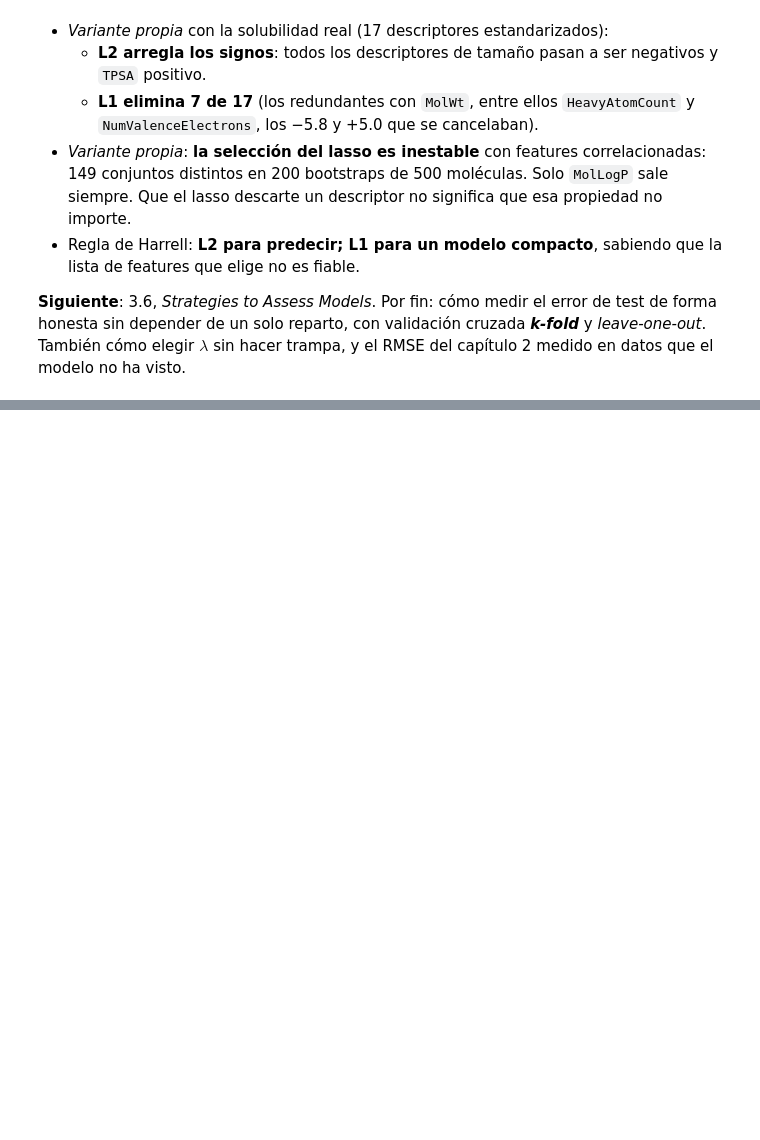
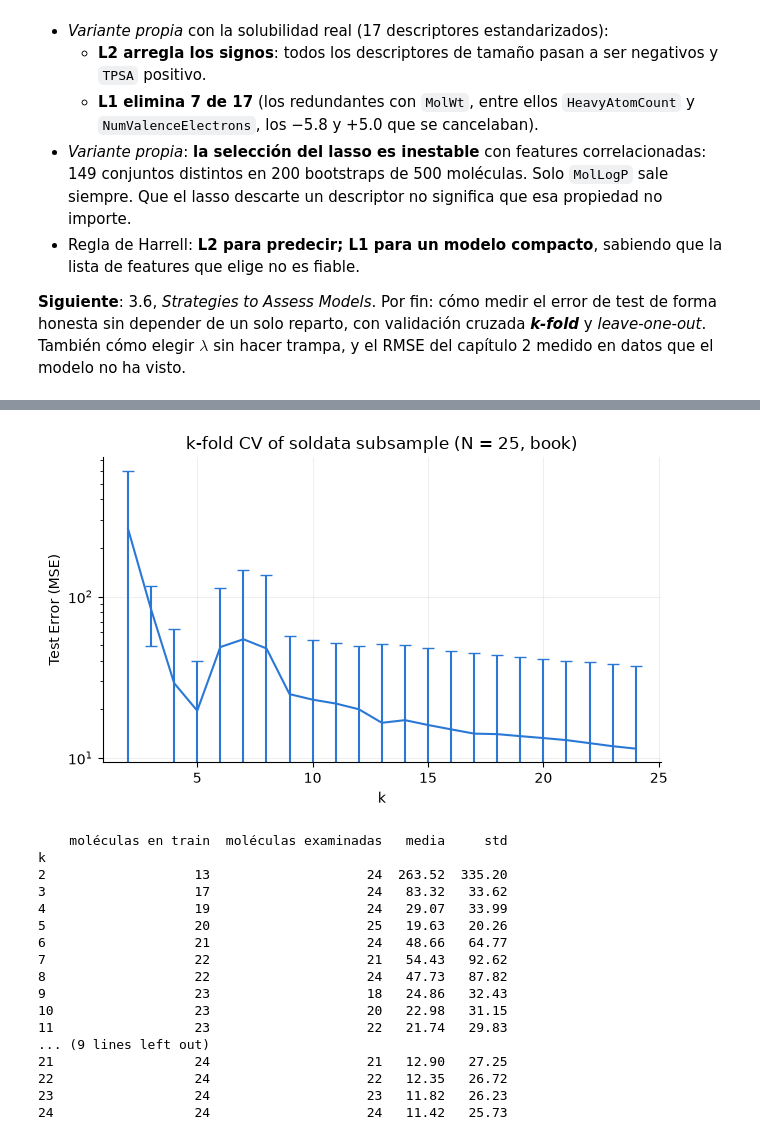
Before and after one commit to alexhrehoret/dmol-study-notes, a Jupyter notebook: notebooks/03_regresion.ipynb, the cells around one changed output, grey strips where cells are left out. Cells and saved outputs as stored; diff of their text form; code cells hidden in the pictures; blank space fills up the shorter version.

```diff
--- a/notebooks/03_regresion.ipynb
+++ b/notebooks/03_regresion.ipynb
@@ -3104,0 +3407,46 @@ elegir $\lambda$ sin hacer trampa, y el RMSE del capítulo 2 medido en datos que
+# %%
+small_soldata = soldata.sample(25, replace=False, random_state=4)
+N = len(small_soldata)
+error_25, error_25_std, n_examinadas, n_train = [], [], [], []
+for k in ks:
+    k_error = book_kfold(small_soldata, k)
+    error_25.append(k_error.mean())
+    error_25_std.append(k_error.std(ddof=1))
+    n_examinadas.append(k * (N // k))
+    n_train.append(N - N // k)
+
+fig, ax = plt.subplots(figsize=(6.5, 4))
+ax.errorbar(ks, error_25, yerr=error_25_std, capsize=4, color="#2a78d6")
+ax.set_yscale("log")
+ax.set_xlabel("k")
+ax.set_ylabel("Test Error (MSE)")
+ax.set_title("k-fold CV of soldata subsample (N = 25, book)")
+ax.grid(alpha=0.2)
+for sp in ("top", "right"):
+    ax.spines[sp].set_visible(False)
+fig.tight_layout()
+fig.savefig("../figuras/03_cv_25_libro.png", dpi=150)
+plt.show()
+
+print(pd.DataFrame({"moléculas en train": n_train, "moléculas examinadas": n_examinadas,
+                    "media": error_25, "std": error_25_std}, index=pd.Index(ks, name="k"))
+      .round(2).to_string())
+# %% [output]
+[figure, added]
+    moléculas en train  moléculas examinadas   media     std
+k
+2                   13                    24  263.52  335.20
+3                   17                    24   83.32   33.62
+4                   19                    24   29.07   33.99
+5                   20                    25   19.63   20.26
+6                   21                    24   48.66   64.77
+7                   22                    21   54.43   92.62
+8                   22                    24   47.73   87.82
+9                   23                    18   24.86   32.43
+10                  23                    20   22.98   31.15
+11                  23                    22   21.74   29.83
+... (9 lines left out)
+21                  24                    21   12.90   27.25
+22                  24                    22   12.35   26.72
+23                  24                    23   11.82   26.23
+24                  24                    24   11.42   25.73
```
Also changed, not shown: parts of 24 cells of this notebook, 1 other file.
